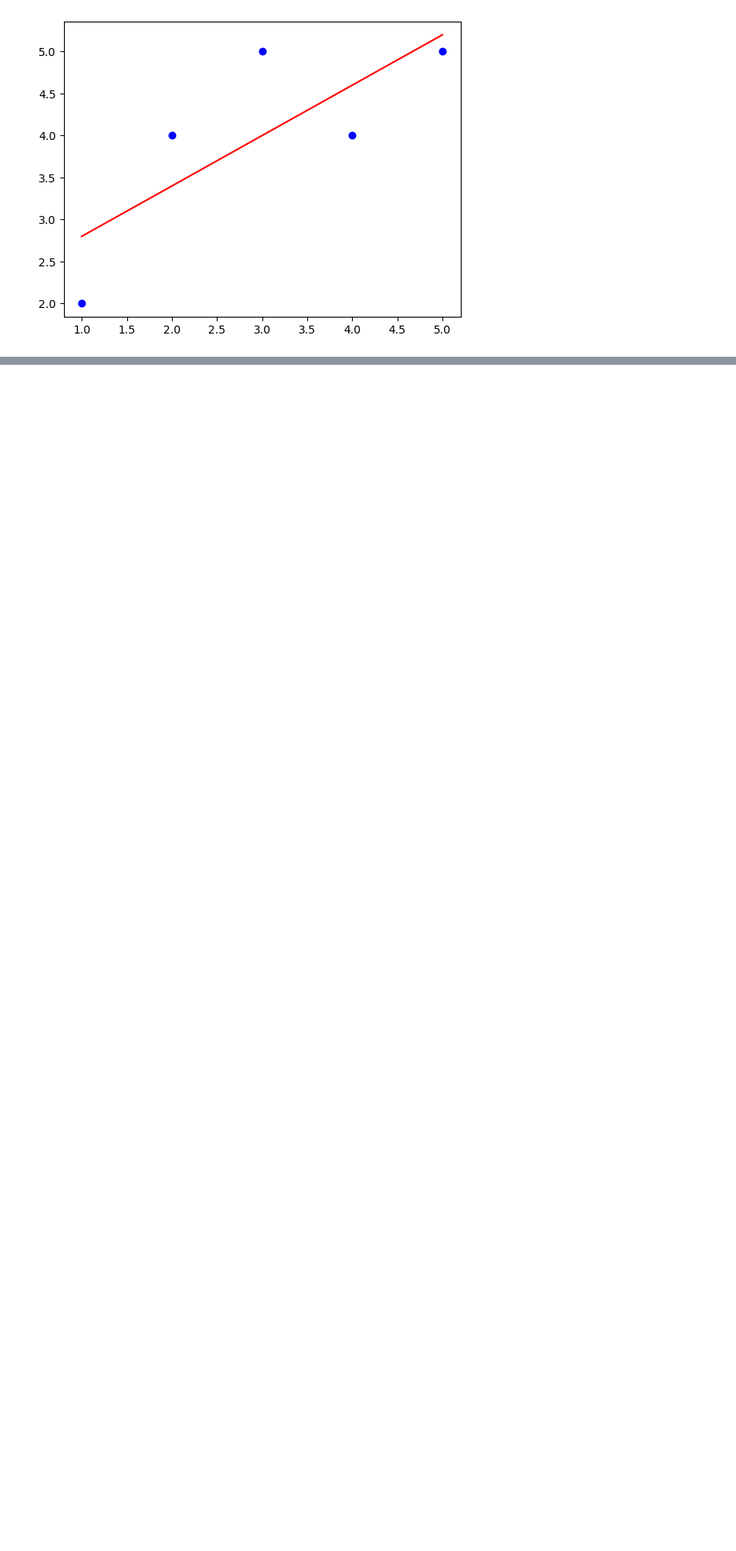
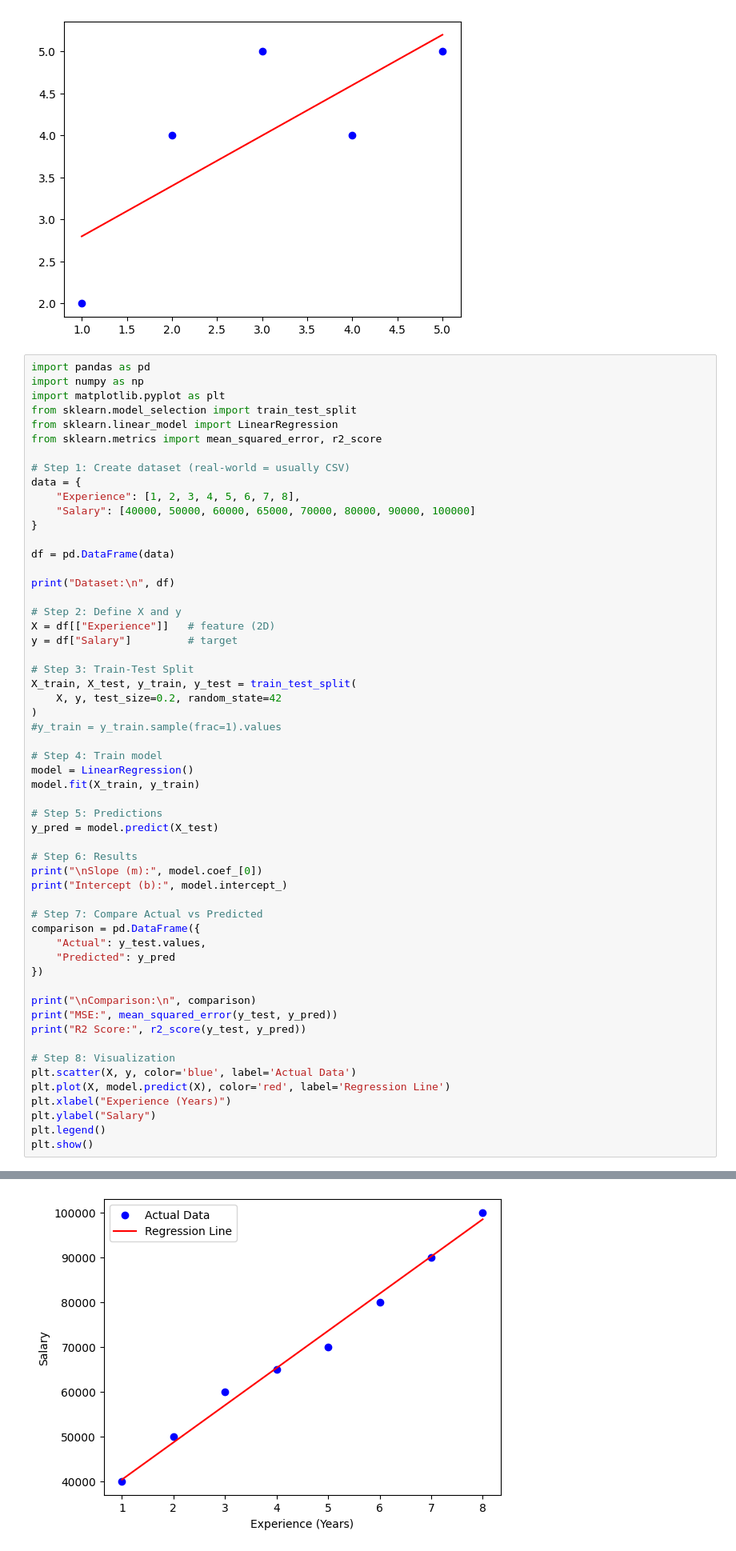
Before and after one commit to Dhaval1512/AI-ML-Learning, a Jupyter notebook: ml-from-scratch/regression/linear_regression.ipynb, the cells around one changed output, grey strips where cells are left out. Shown at 80% size. Drawn from its saved outputs; the diff is of its cells as text; blank space fills up the shorter version.

```diff
--- a/ml-from-scratch/regression/linear_regression.ipynb
+++ b/ml-from-scratch/regression/linear_regression.ipynb
@@ -71,3 +71,60 @@ plt.show()
 Slope (m): 0.6
 Intercept (b): 2.2
 [figure]
+# %%
+import pandas as pd
+import numpy as np
+import matplotlib.pyplot as plt
+from sklearn.model_selection import train_test_split
+from sklearn.linear_model import LinearRegression
+from sklearn.metrics import mean_squared_error, r2_score
+
+# Step 1: Create dataset (real-world = usually CSV)
+data = {
+    "Experience": [1, 2, 3, 4, 5, 6, 7, 8],
+    "Salary": [40000, 50000, 60000, 65000, 70000, 80000, 90000, 100000]
+}
+
+df = pd.DataFrame(data)
+
+print("Dataset:\n", df)
+
+# Step 2: Define X and y
+X = df[["Experience"]]   # feature (2D)
+y = df["Salary"]         # target
+
+# Step 3: Train-Test Split
+X_train, X_test, y_train, y_test = train_test_split(
+    X, y, test_size=0.2, random_state=42
+)
+#y_train = y_train.sample(frac=1).values
+
+# Step 4: Train model
+model = LinearRegression()
+model.fit(X_train, y_train)
+
+# Step 5: Predictions
+y_pred = model.predict(X_test)
+
+# Step 6: Results
+print("\nSlope (m):", model.coef_[0])
+print("Intercept (b):", model.intercept_)
+
+# Step 7: Compare Actual vs Predicted
+comparison = pd.DataFrame({
+    "Actual": y_test.values,
+    "Predicted": y_pred
+})
+
+print("\nComparison:\n", comparison)
+print("MSE:", mean_squared_error(y_test, y_pred))
+print("R2 Score:", r2_score(y_test, y_pred))
+
+# Step 8: Visualization
+plt.scatter(X, y, color='blue', label='Actual Data')
+plt.plot(X, model.predict(X), color='red', label='Regression Line')
+plt.xlabel("Experience (Years)")
+plt.ylabel("Salary")
+plt.legend()
+plt.show()
+# %% [output]
@@ -73,0 +151 @@ Intercept (b): 2.2
+[figure, added]
```
Also changed, not shown: parts of 3 cells of this notebook, 3 other files.
